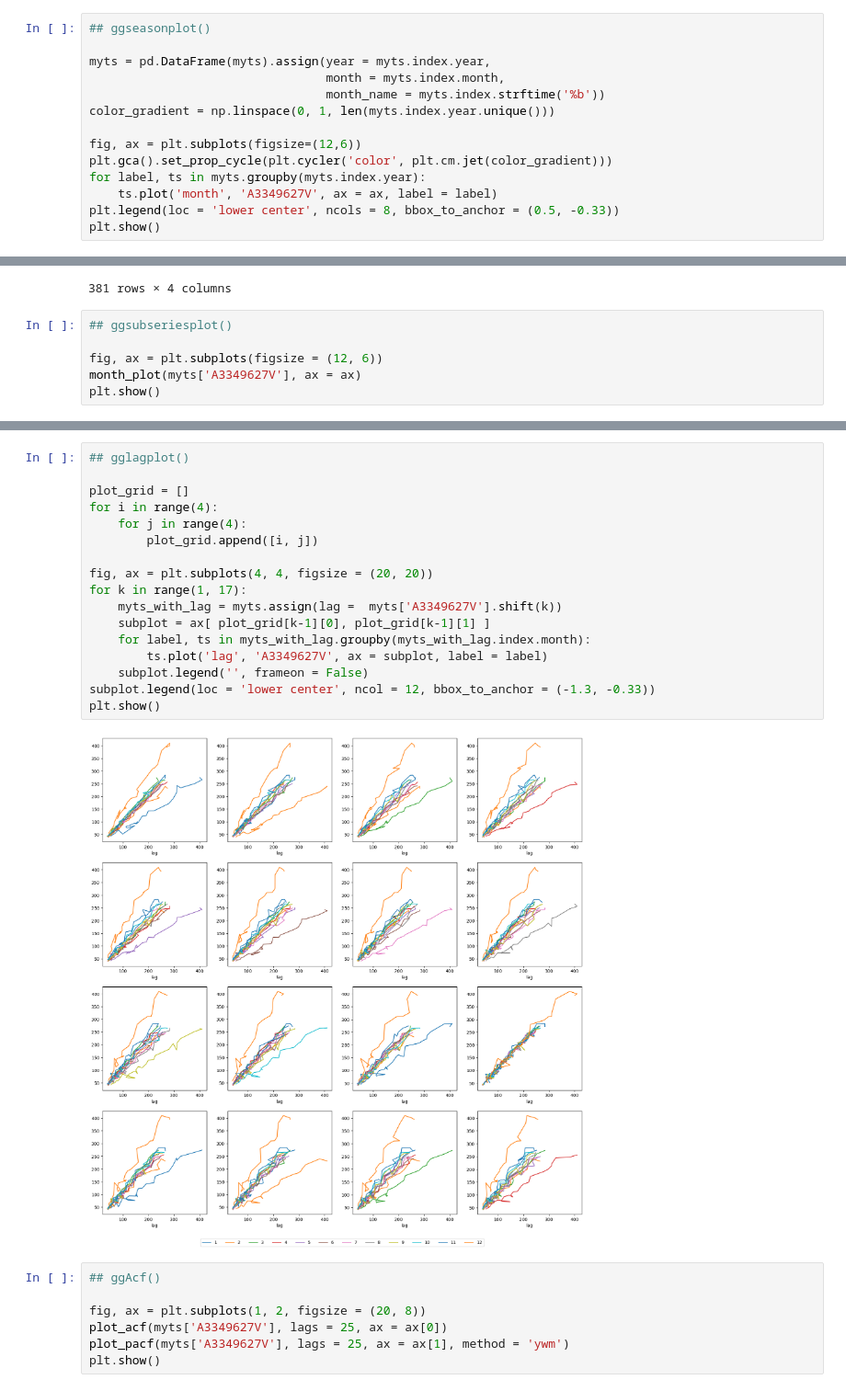
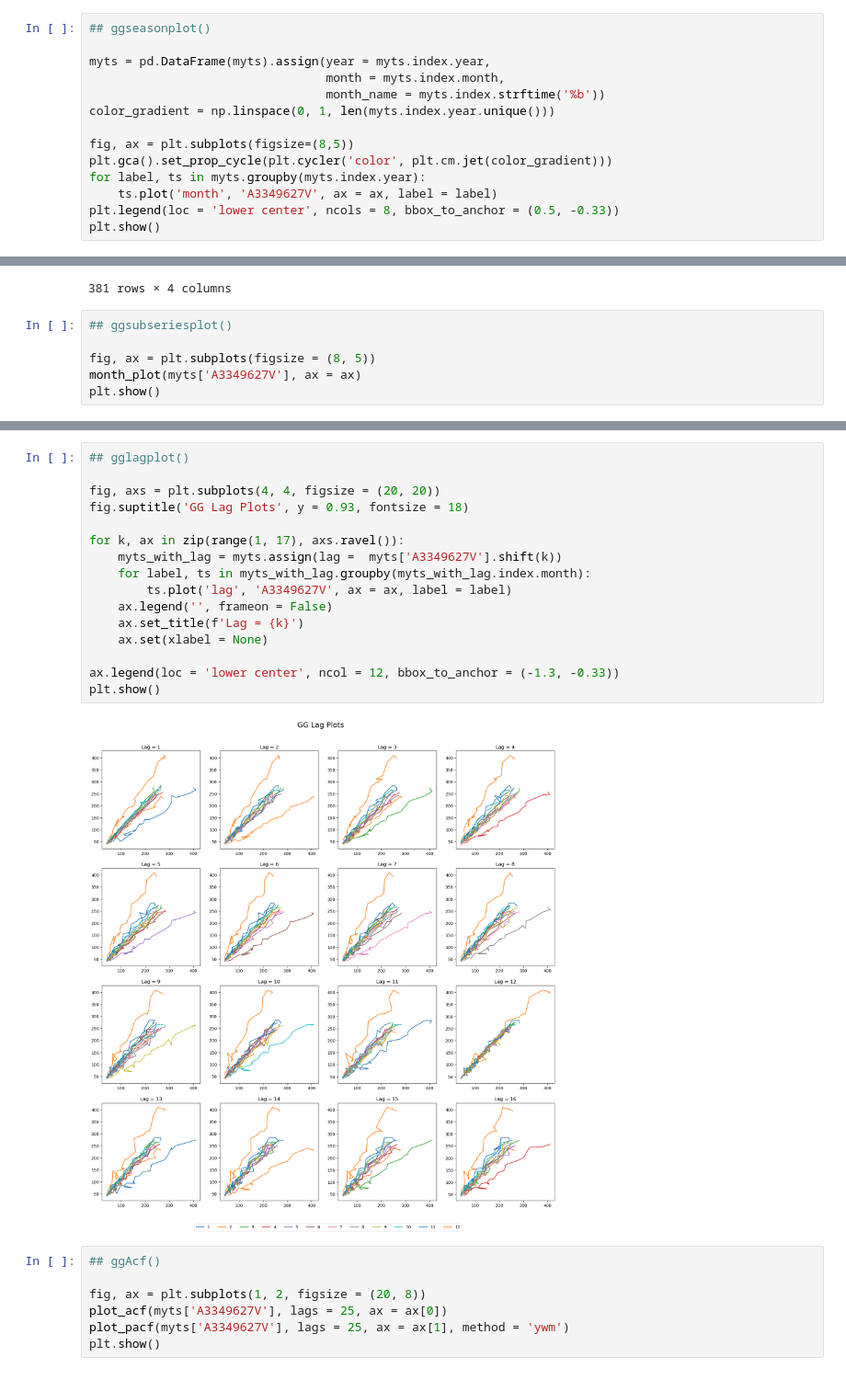
Before and after one commit to kac624/cuny, a Jupyter notebook: D624/Homework1.ipynb, the cells around one changed output, grey strips where cells are left out. Shown at 92% size. Cells and saved outputs as stored; diff of their text form.

```diff
--- a/D624/Homework1.ipynb
+++ b/D624/Homework1.ipynb
@@ -174,7 +186,7 @@ myts = pd.DataFrame(myts).assign(year = myts.index.year,
                                  month_name = myts.index.strftime('%b'))
 color_gradient = np.linspace(0, 1, len(myts.index.year.unique()))
 
-fig, ax = plt.subplots(figsize=(12,6))
+fig, ax = plt.subplots(figsize=(8,5))
 plt.gca().set_prop_cycle(plt.cycler('color', plt.cm.jet(color_gradient)))
 for label, ts in myts.groupby(myts.index.year):
     ts.plot('month', 'A3349627V', ax = ax, label = label)
@@ -202,7 +214,7 @@ myts
 # %%
 ## ggsubseriesplot()
 
-fig, ax = plt.subplots(figsize = (12, 6))
+fig, ax = plt.subplots(figsize = (8, 5))
 month_plot(myts['A3349627V'], ax = ax)
 plt.show()
 # %% [output]
@@ -210,22 +222,21 @@ plt.show()
 # %%
 ## gglagplot()
 
-plot_grid = []
-for i in range(4):
-    for j in range(4):
-        plot_grid.append([i, j])
+fig, axs = plt.subplots(4, 4, figsize = (20, 20))
+fig.suptitle('GG Lag Plots', y = 0.93, fontsize = 18)
 
-fig, ax = plt.subplots(4, 4, figsize = (20, 20))
-for k in range(1, 17):
+for k, ax in zip(range(1, 17), axs.ravel()):
     myts_with_lag = myts.assign(lag =  myts['A3349627V'].shift(k))
-    subplot = ax[ plot_grid[k-1][0], plot_grid[k-1][1] ]
     for label, ts in myts_with_lag.groupby(myts_with_lag.index.month):
-        ts.plot('lag', 'A3349627V', ax = subplot, label = label)
-    subplot.legend('', frameon = False)
-subplot.legend(loc = 'lower center', ncol = 12, bbox_to_anchor = (-1.3, -0.33))
+        ts.plot('lag', 'A3349627V', ax = ax, label = label)
+    ax.legend('', frameon = False)
+    ax.set_title(f'Lag = {k}')
+    ax.set(xlabel = None)
+
+ax.legend(loc = 'lower center', ncol = 12, bbox_to_anchor = (-1.3, -0.33))
 plt.show()
 # %% [output]
-[figure, old version]
+[figure, new version]
 # %%
 ## ggAcf()
 
```
Also changed, not shown: parts of 52 cells of this notebook, 12 other files.
